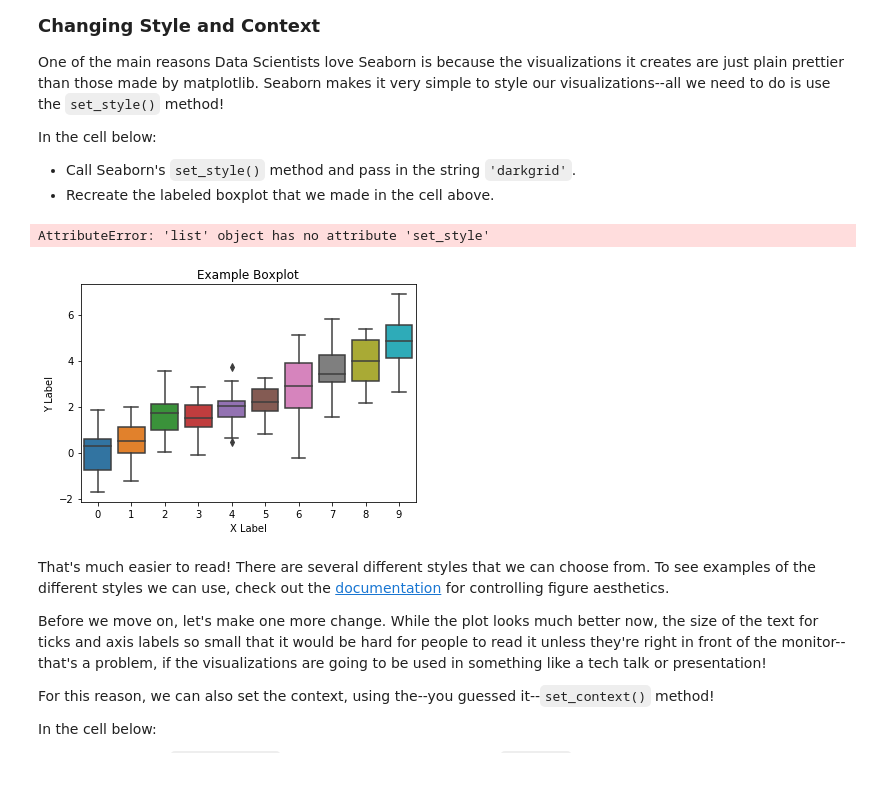
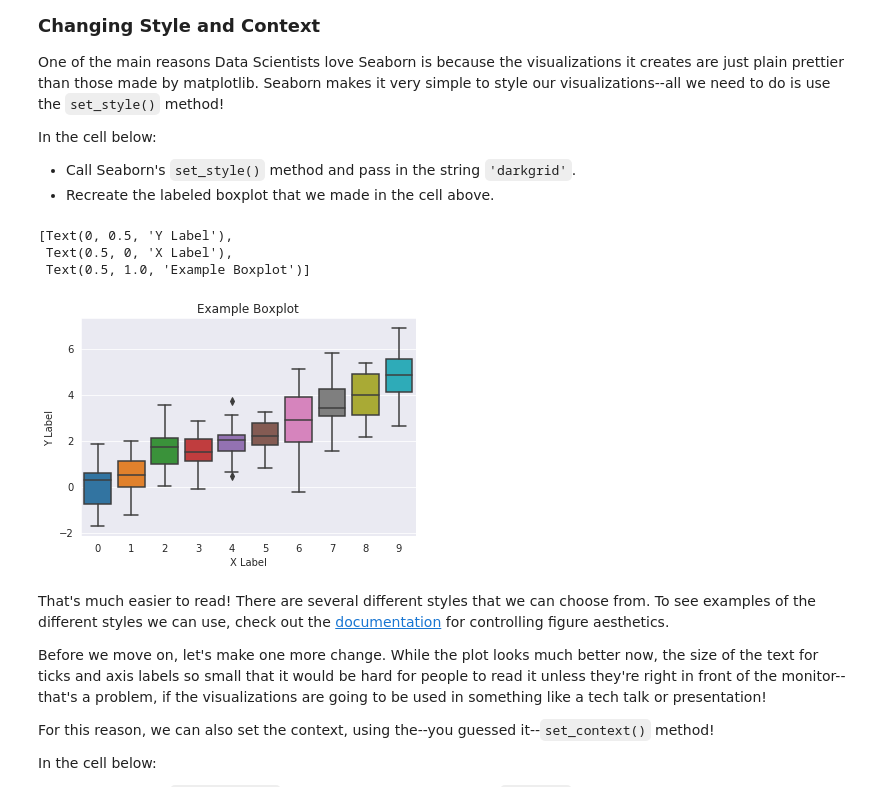
Before and after one commit to max-miller/dsc-seaborn-lab-nyc-ds-career-042219, a Jupyter notebook: index.ipynb, the cells around one changed output. Saved outputs shown, nothing was run; the diff lists cells and outputs as text; code cells hidden in the pictures.

```diff
--- a/index.ipynb
+++ b/index.ipynb
@@ -85,11 +85,13 @@ In the cell below:
 * Call Seaborn's `set_style()` method and pass in the string `'darkgrid'`.
 * Recreate the labeled boxplot that we made in the cell above.
 # %%
-sns.set_style
+sns.set_style('darkgrid')
 sns.boxplot(data=data).set(xlabel='X Label', ylabel='Y Label', title='Example Boxplot')
 # %% [output]
-AttributeError: 'list' object has no attribute 'set_style'
+[Text(0, 0.5, 'Y Label'),
+ Text(0.5, 0, 'X Label'),
+ Text(0.5, 1.0, 'Example Boxplot')]
-[figure, old version]
+[figure, new version]
 # %% [markdown]
 That's much easier to read! There are several different styles that we can choose from. To see examples of the different styles we can use, check out the [documentation](https://seaborn.pydata.org/tutorial/aesthetics.html) for controlling figure aesthetics.
 
```
